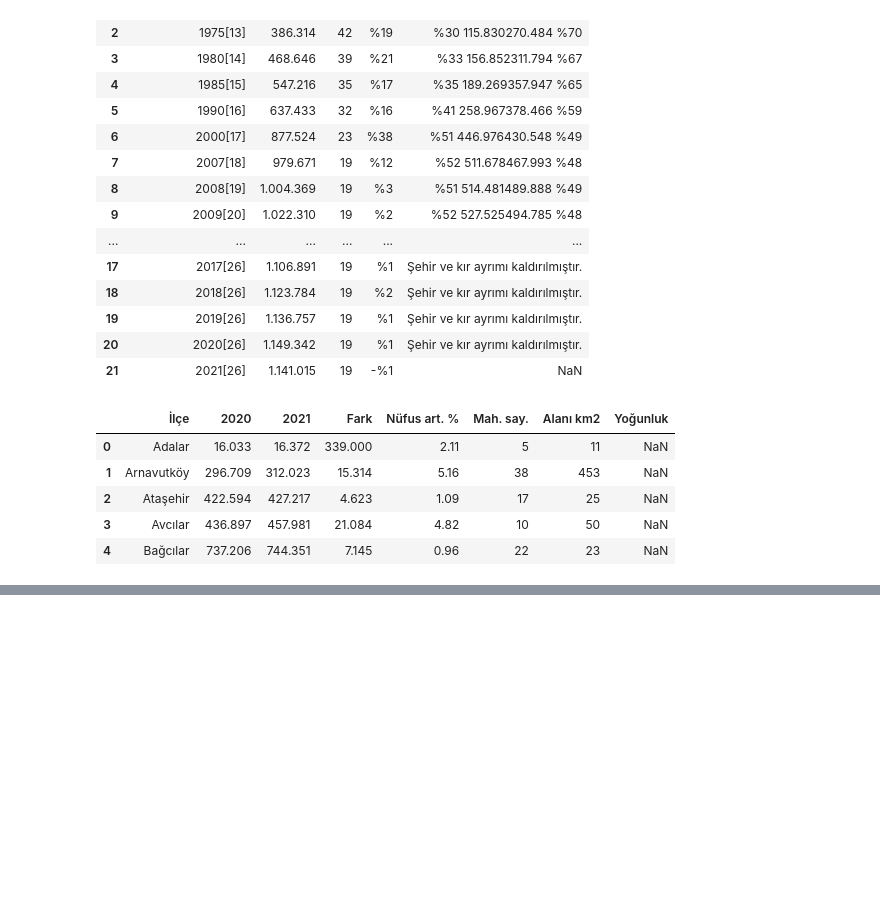
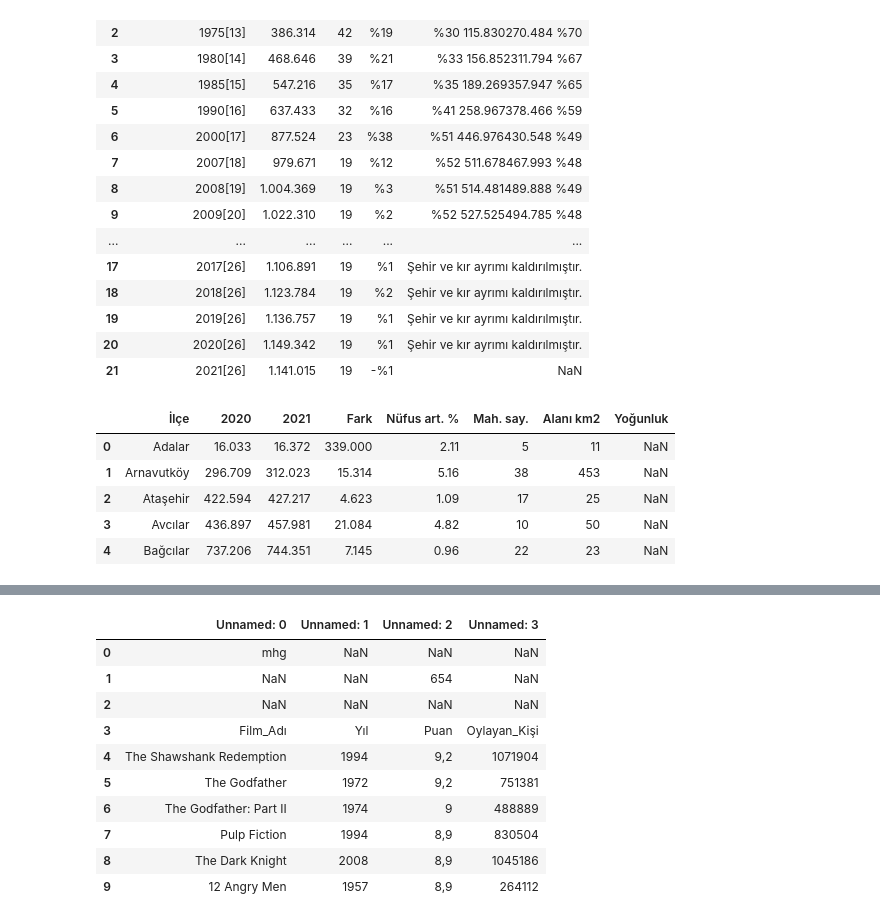
Before and after one commit to mhalil/Pandas_Notlari, a Jupyter notebook: Veri_cercevsi_olustur_veya_ice_aktar.ipynb, the cells around one changed output, grey strips where cells are left out. Drawn from its saved outputs; the diff is of its cells as text; code cells hidden in the pictures; blank space fills up the shorter version.

Commit message:
read_excel() fonksiyonu

```diff
--- a/Veri_cercevsi_olustur_veya_ice_aktar.ipynb
+++ b/Veri_cercevsi_olustur_veya_ice_aktar.ipynb
@@ -207,0 +336,15 @@ pano.head()
+# %%
+basliksiz = pd.read_excel("/home/halil/GitHub-mhalil/Pandas_Notlari/Veri_Setleri/SatırAtla.xlsx")
+basliksiz.head(10)
+# %% [output]
+|  | Unnamed: 0 | Unnamed: 1 | Unnamed: 2 | Unnamed: 3 |
+| 0 | mhg | NaN | NaN | NaN |
+| 1 | NaN | NaN | 654 | NaN |
+| 2 | NaN | NaN | NaN | NaN |
+| 3 | Film_Adı | Yıl | Puan | Oylayan_Kişi |
+| 4 | The Shawshank Redemption | 1994 | 9,2 | 1071904 |
+| 5 | The Godfather | 1972 | 9,2 | 751381 |
+| 6 | The Godfather: Part II | 1974 | 9 | 488889 |
+| 7 | Pulp Fiction | 1994 | 8,9 | 830504 |
+| 8 | The Dark Knight | 2008 | 8,9 | 1045186 |
+| 9 | 12 Angry Men | 1957 | 8,9 | 264112 |
```
Also changed, not shown: parts of 25 cells of this notebook, 8 other files.
